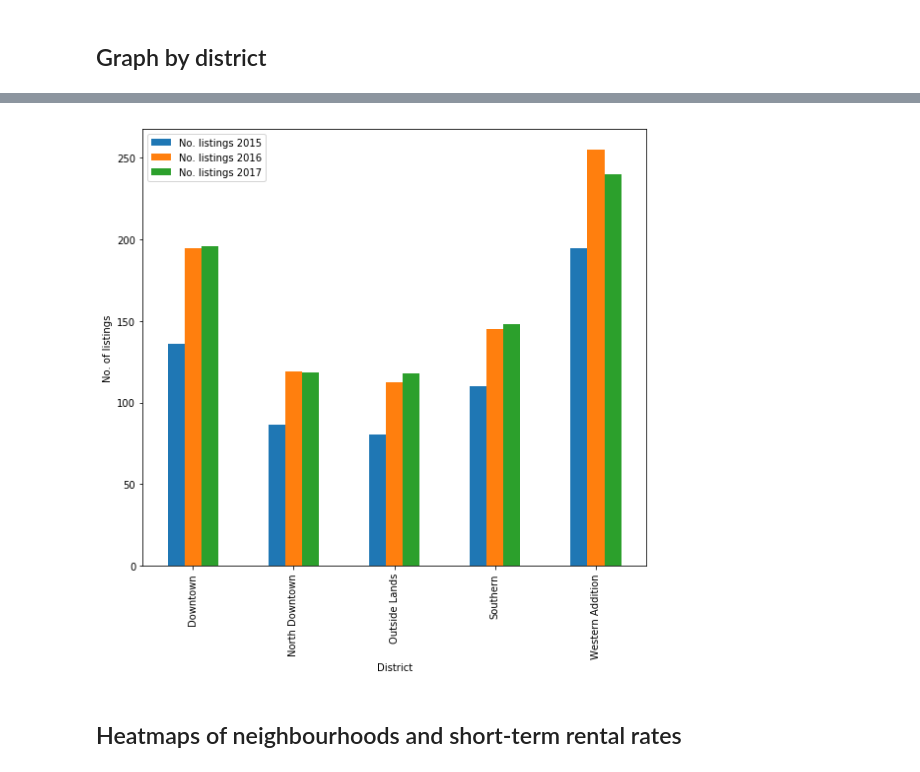
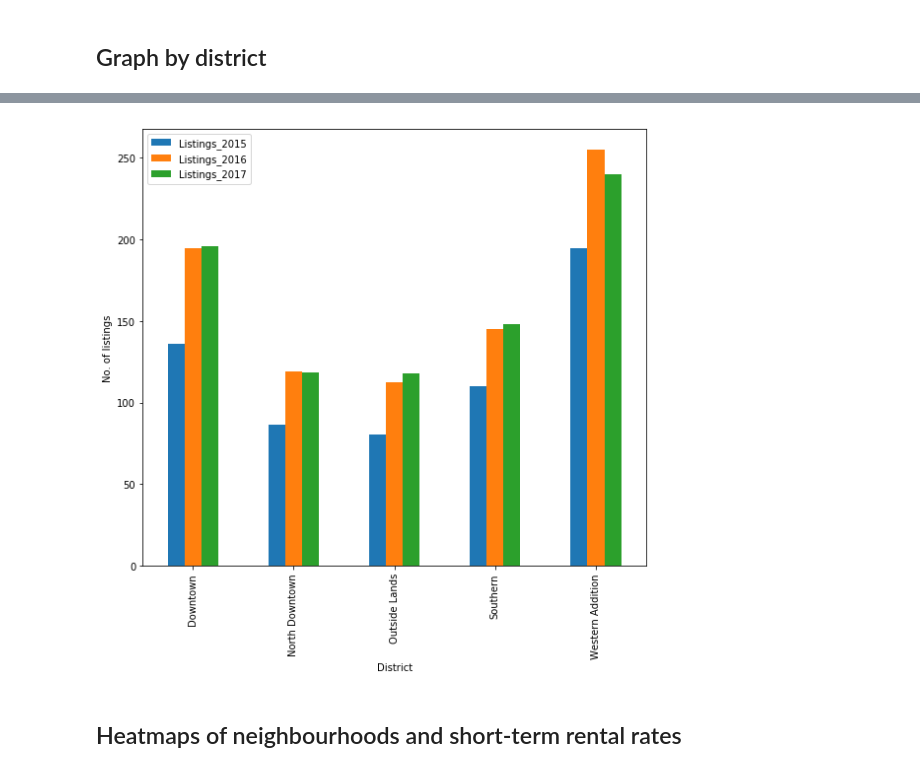
Before and after one commit to rochiecuevas/shared_accommodations, a Jupyter notebook: AirbnbRateVisualisation.ipynb, the cells around one changed output, grey strips where cells are left out. Saved outputs shown, nothing was run; the diff lists cells and outputs as text; code cells hidden in the pictures.

```diff
--- a/AirbnbRateVisualisation.ipynb
+++ b/AirbnbRateVisualisation.ipynb
@@ -93,14 +93,14 @@ plt.savefig("Images/Airbnb_annual_avg2.png")
 # %%
 # Plot annual number of listings of short-term rentals
-ax2 = df2.plot.bar(y = ["No. listings 2015", "No. listings 2016", "No. listings 2017"], figsize = (8, 8))
+ax2 = df2.plot.bar(y = ["Listings_2015", "Listings_2016", "Listings_2017"], figsize = (8, 8))
 ax2.set_ylabel("No. of listings")
 
 # Save file as svg
 plt.tight_layout()
 plt.savefig("Images/Airbnb_district_listings.svg")
 plt.savefig("Images/Airbnb_district_listings.png")
 # %% [output]
-[figure, old version]
+[figure, new version]
 # %% [markdown]
 ## Heatmaps of neighbourhoods and short-term rental rates
 # %%
```
Also changed, not shown: parts of 13 cells of this notebook, 17 other files.
